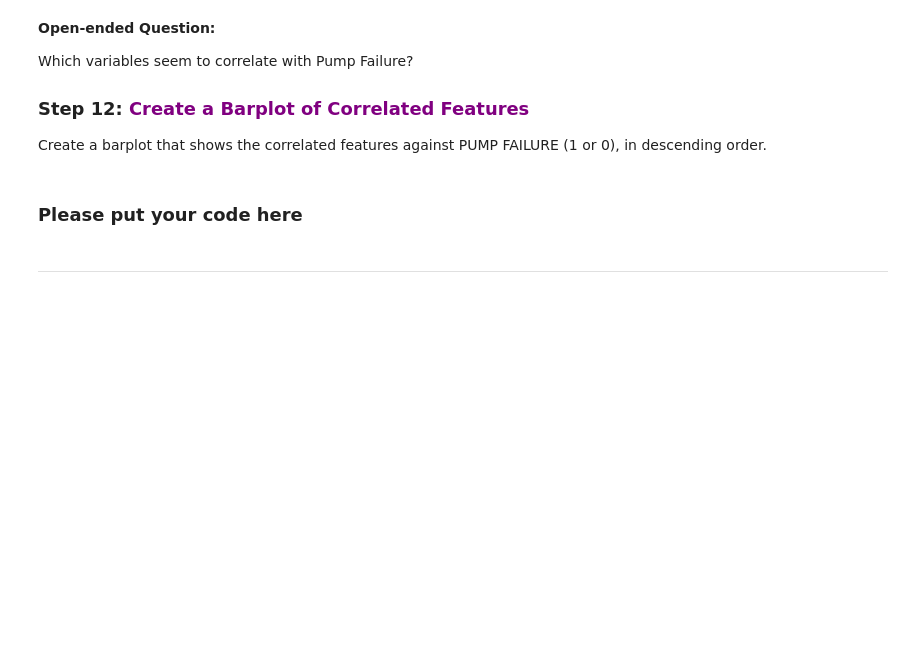
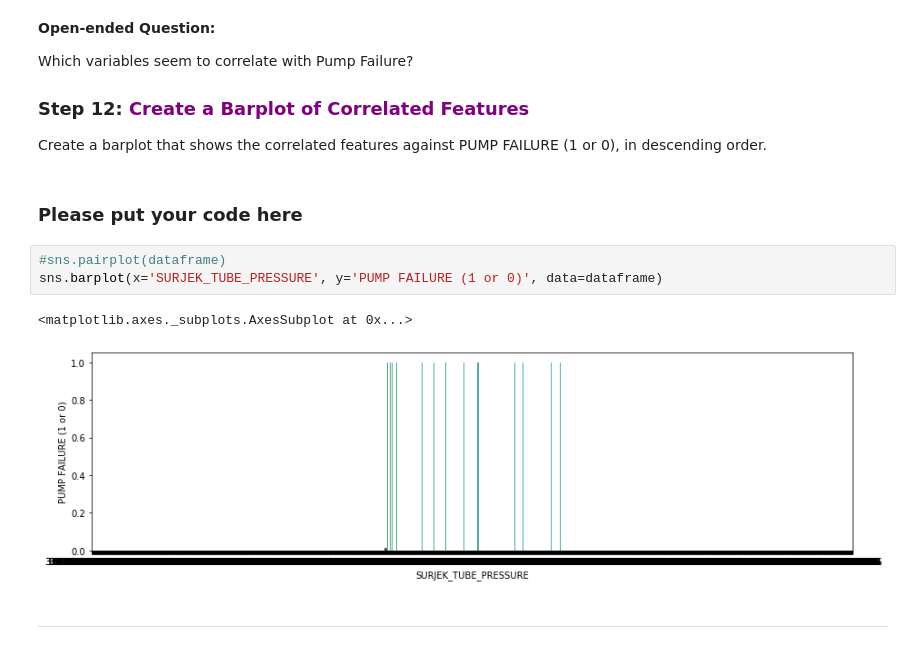
Before and after one commit to rohindesai/Python---Part1, a Jupyter notebook: Python_Southern_Water_Corp_Case_Study.ipynb, the cells around one changed output. Saved outputs shown, nothing was run; the diff lists cells and outputs as text; blank space fills up the shorter version.

```diff
--- a/Python_Southern_Water_Corp_Case_Study.ipynb
+++ b/Python_Southern_Water_Corp_Case_Study.ipynb
@@ -382,6 +388,12 @@ Which variables seem to correlate with Pump Failure?
 Create a barplot that shows the correlated features against PUMP FAILURE (1 or 0), in descending order.
 # %% [markdown]
 ### Please put your code here
+# %%
+#sns.pairplot(dataframe)
+sns.barplot(x='SURJEK_TUBE_PRESSURE', y='PUMP FAILURE (1 or 0)', data=dataframe)
+# %% [output]
+<matplotlib.axes._subplots.AxesSubplot at 0x...>
+[figure, added]
 # %% [markdown]
 ---
 # %% [markdown]
```
Also changed, not shown: parts of 7 cells of this notebook.
